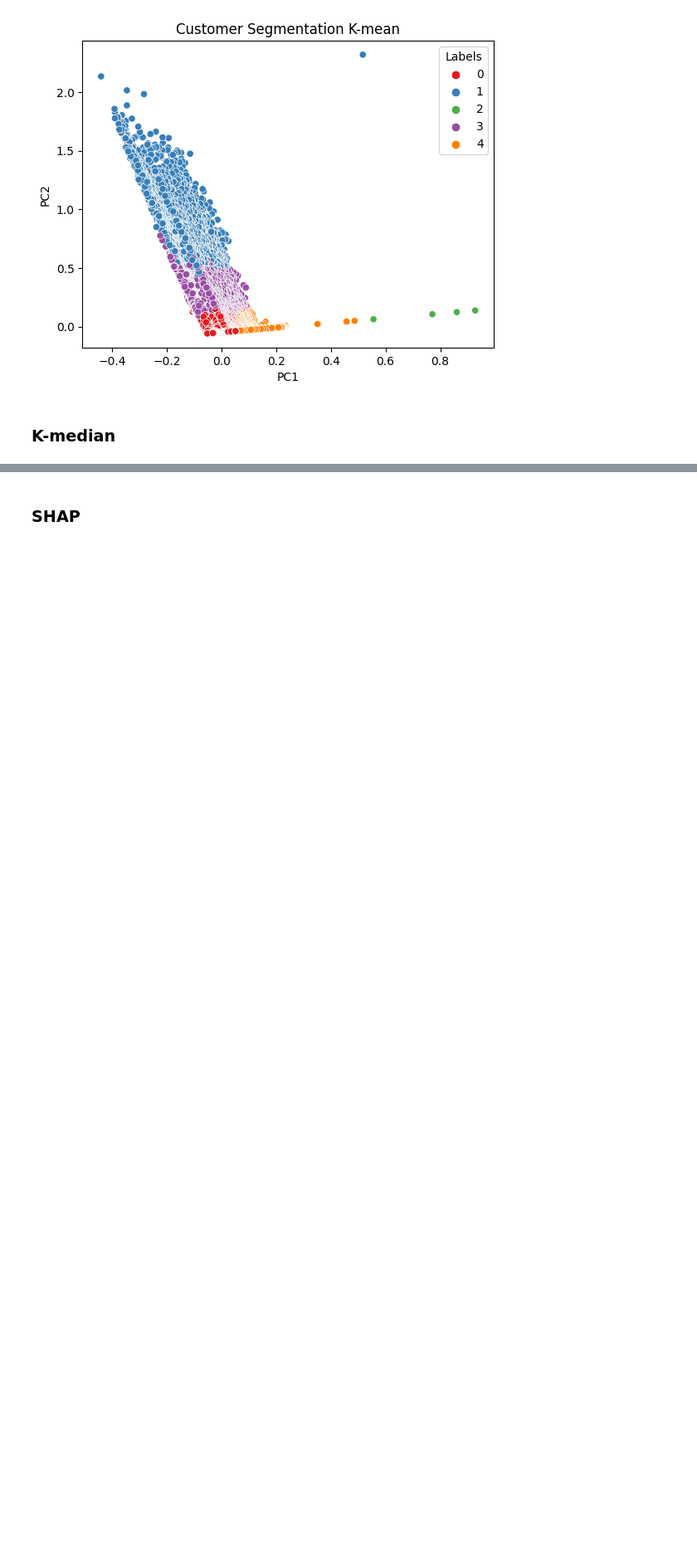
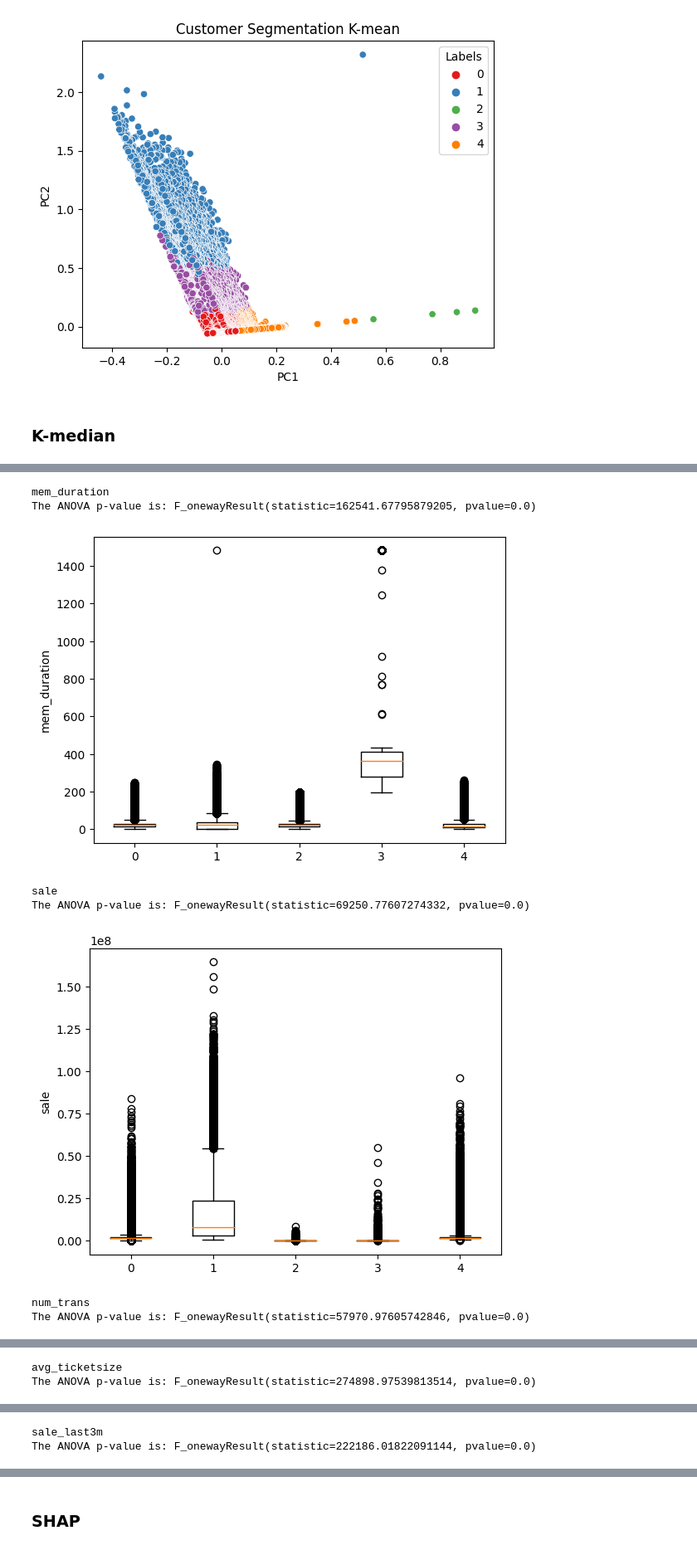
Before and after one commit to terjirapat/MADT8101-Customer-Analytics, a Jupyter notebook: Workshop 5 - Segmentation/main1.ipynb, the cells around one changed output, grey strips where cells are left out. Shown at 83% size. Drawn from its saved outputs; the diff is of its cells as text; code cells hidden in the pictures; blank space fills up the shorter version.

```diff
--- a/Workshop 5 - Segmentation/main1.ipynb
+++ b/Workshop 5 - Segmentation/main1.ipynb
@@ -408,0 +426,2 @@ plt.show()
+# %%
+df_clus['Cluster'] = df_clus['Cluster'].astype(str)
@@ -408,0 +448,36 @@ plt.show()
+# %%
+import matplotlib.pyplot as plt
+from scipy.stats import f_oneway
+
+num_var = df_clus.select_dtypes(include=['float64', 'int64']).columns.to_list()
+
+for i in num_var:
+    fig, ax = plt.subplots()
+    ax.boxplot([df_clus[df_clus['Cluster'] == '0'][i],
+                df_clus[df_clus['Cluster'] == '1'][i],
+                df_clus[df_clus['Cluster'] == '2'][i],
+                df_clus[df_clus['Cluster'] == '3'][i],
+                df_clus[df_clus['Cluster'] == '4'][i]
+                ])
+    ax.set_xticklabels(['0', '1','2','3','4'])
+    ax.set_ylabel(i)
+
+    p_value = f_oneway(df_clus[df_clus['Cluster'] == '0'][i],
+                      df_clus[df_clus['Cluster'] == '1'][i],
+                      df_clus[df_clus['Cluster'] == '2'][i],
+                      df_clus[df_clus['Cluster'] == '3'][i],
+                      df_clus[df_clus['Cluster'] == '4'][i]
+                      )
+
+    print(i)
+    print("The ANOVA p-value is:", p_value)
+    plt.show()
+# %% [output]
+mem_duration
+The ANOVA p-value is: F_onewayResult(statistic=162541.67795879205, pvalue=0.0)
+[figure, added]
+sale
+The ANOVA p-value is: F_onewayResult(statistic=69250.77607274332, pvalue=0.0)
+[figure, added]
+num_trans
+The ANOVA p-value is: F_onewayResult(statistic=57970.97605742846, pvalue=0.0)
@@ -408,0 +485,2 @@ plt.show()
+avg_ticketsize
+The ANOVA p-value is: F_onewayResult(statistic=274898.97539813514, pvalue=0.0)
@@ -408,0 +488,2 @@ plt.show()
+sale_last3m
+The ANOVA p-value is: F_onewayResult(statistic=222186.01822091144, pvalue=0.0)
```
Also changed, not shown: parts of 22 cells of this notebook.
